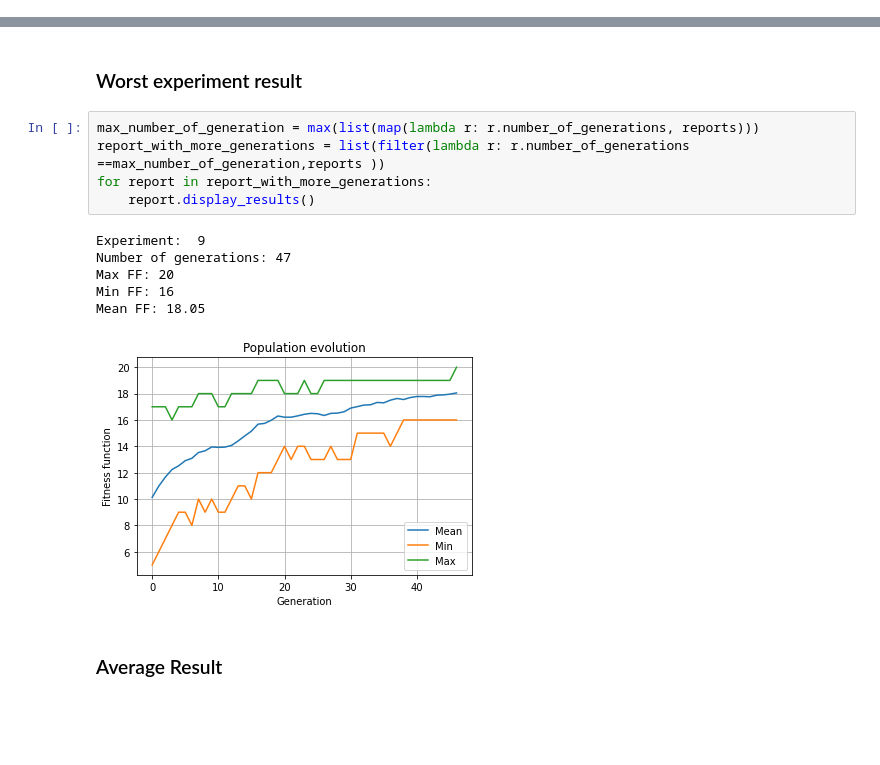
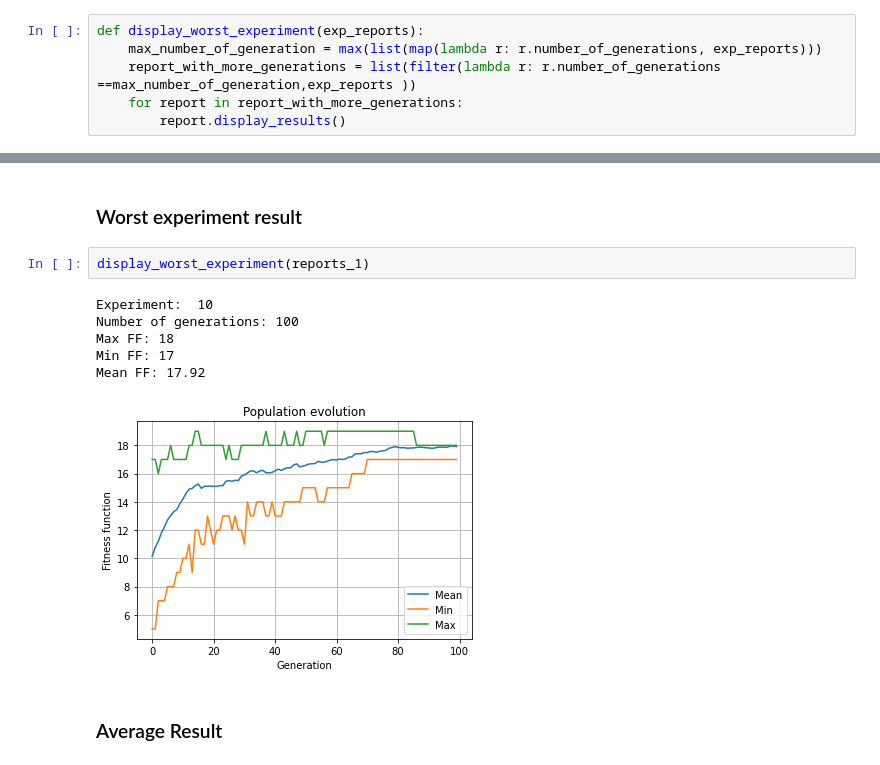
Before and after one commit to DussanFreire/Genetic-Algorithm, a Jupyter notebook: Experiments.ipynb, the cells around one changed output, grey strips where cells are left out. Saved outputs shown, nothing was run; the diff lists cells and outputs as text; blank space fills up the shorter version.

```diff
--- a/Experiments.ipynb
+++ b/Experiments.ipynb
@@ -3,0 +14,6 @@ from pandas import DataFrame
+# %%
+def display_worst_experiment(exp_reports):
+    max_number_of_generation = max(list(map(lambda r: r.number_of_generations, exp_reports)))
+    report_with_more_generations = list(filter(lambda r: r.number_of_generations ==max_number_of_generation,exp_reports ))
+    for report in report_with_more_generations:
+        report.display_results()
@@ -71,16 +60,13 @@ Mean FF: 15.59
 # %% [markdown]
 ### Worst experiment result
-# %%
-max_number_of_generation = max(list(map(lambda r: r.number_of_generations, reports)))
-report_with_more_generations = list(filter(lambda r: r.number_of_generations ==max_number_of_generation,reports ))
-for report in report_with_more_generations:
-    report.display_results()
-# %% [output]
-Experiment:  9
-Number of generations: 47
-Max FF: 20
-Min FF: 16
-Mean FF: 18.05
-[figure, removed]
+# %%
+display_worst_experiment(reports_1)
+# %% [output]
+Experiment:  10
+Number of generations: 100
+Max FF: 18
+Min FF: 17
+Mean FF: 17.92
+[figure, added]
 # %% [markdown]
 ### Average Result
```
Also changed, not shown: parts of 81 cells of this notebook, 2 other files.
